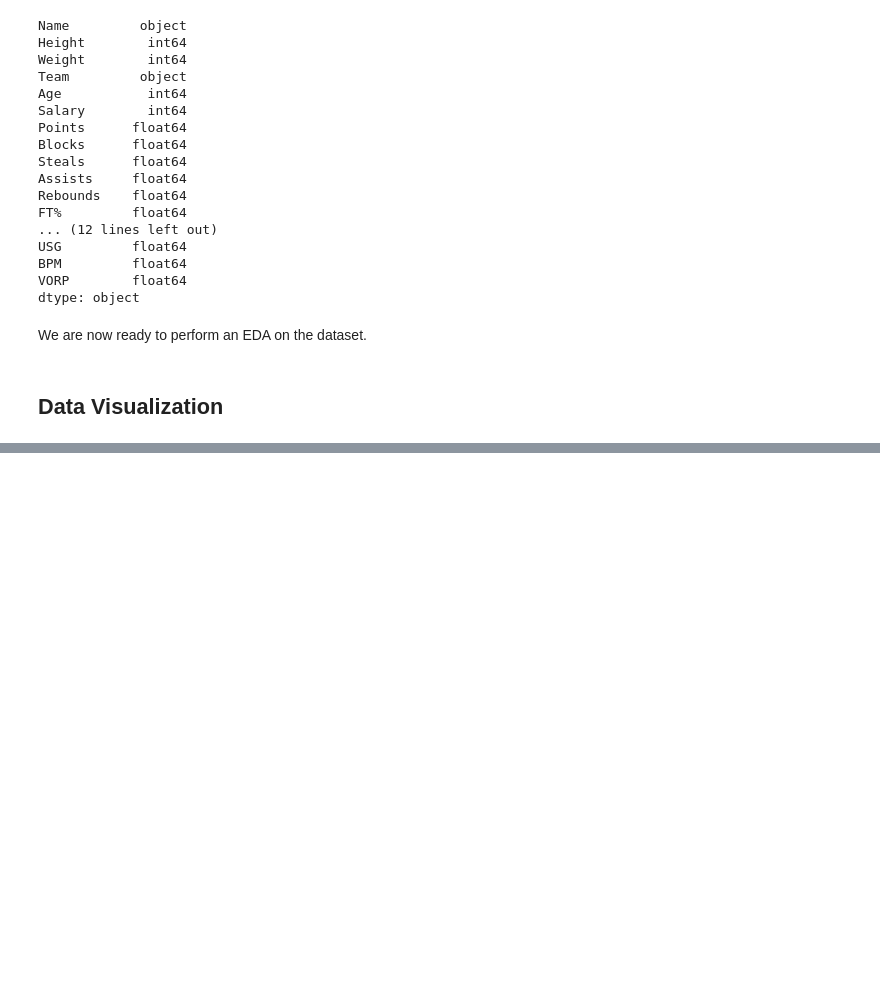
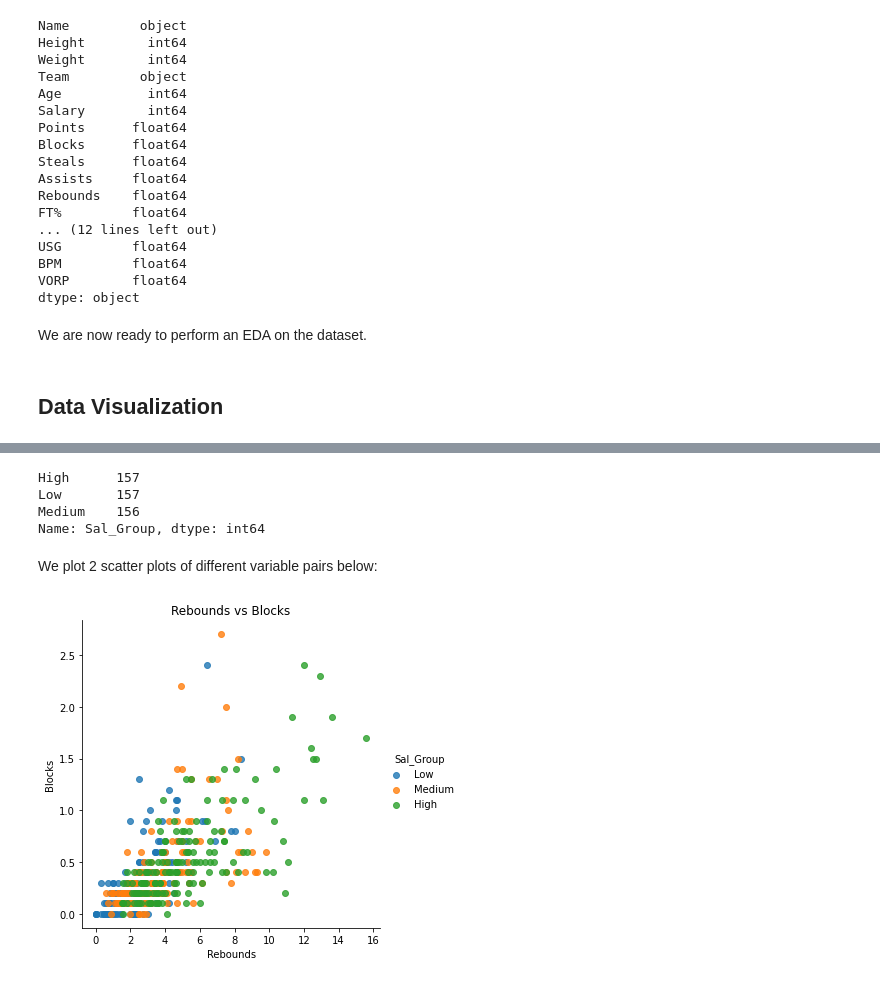
Before and after one commit to EdJWang/EdJWang.github.io, a Jupyter notebook: Projects/NBA.ipynb, the cells around one changed output, grey strips where cells are left out. Saved outputs shown, nothing was run; the diff lists cells and outputs as text; code cells hidden in the pictures; blank space fills up the shorter version.

```diff
--- a/Projects/NBA.ipynb
+++ b/Projects/NBA.ipynb
@@ -245,0 +285,18 @@ We are now ready to perform an EDA on the dataset.
+# %%
+nba['Sal_Group'] = pd.qcut(nba['Salary'],3, labels = ['Low','Medium','High'])
+nba['Sal_Group'].value_counts()
+# %% [output]
+High      157
+Low       157
+Medium    156
+Name: Sal_Group, dtype: int64
+# %% [markdown]
+We plot 2 scatter plots of different variable pairs below:
+# %%
+sns.lmplot('Rebounds','Blocks', data = nba, hue = 'Sal_Group', fit_reg = False)
+plt.xlabel('Rebounds')
+plt.ylabel('Blocks')
+plt.title('Rebounds vs Blocks')
+plt.show()
+# %% [output]
+[figure, added]
```
Also changed, not shown: parts of 27 cells of this notebook.
